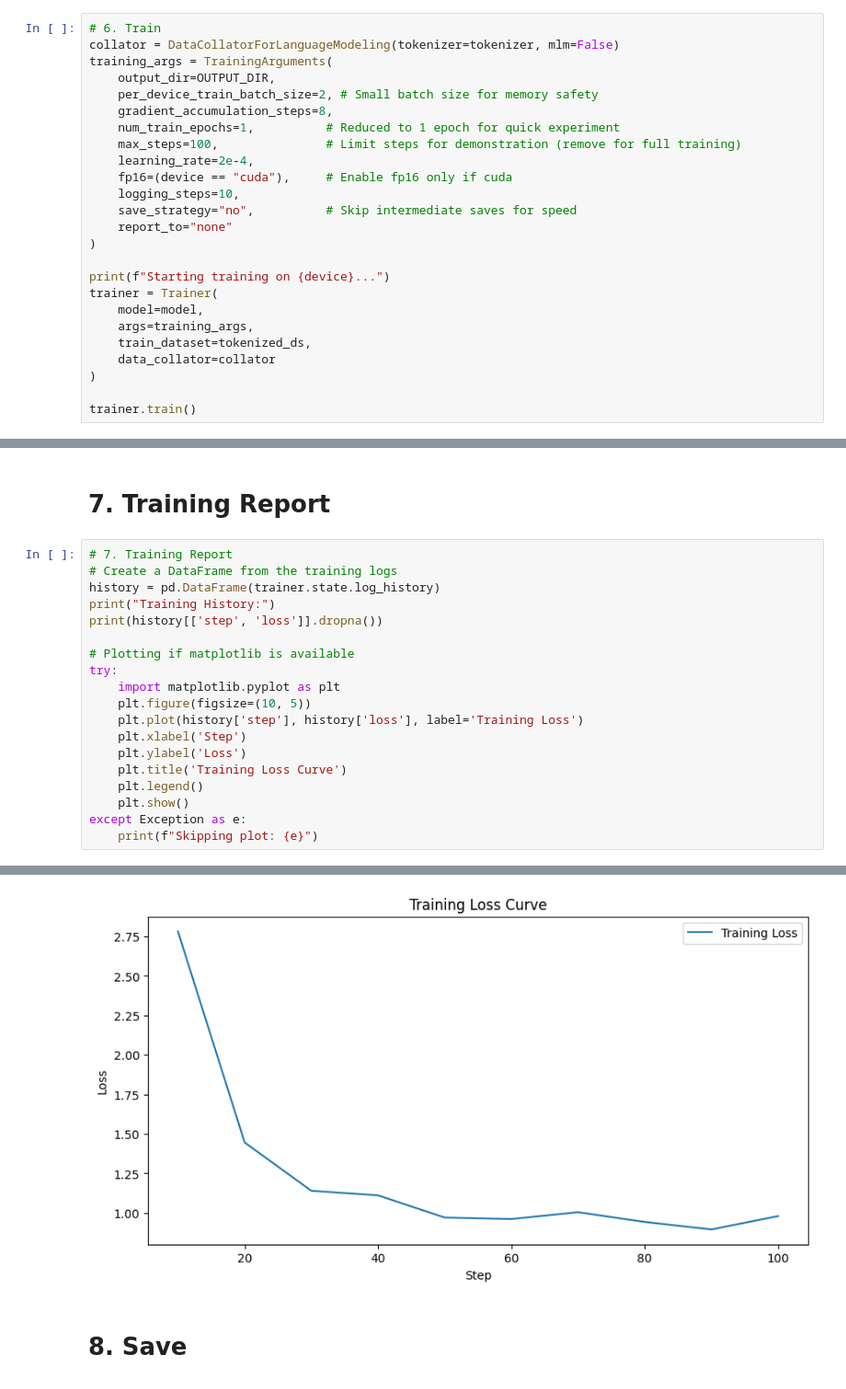
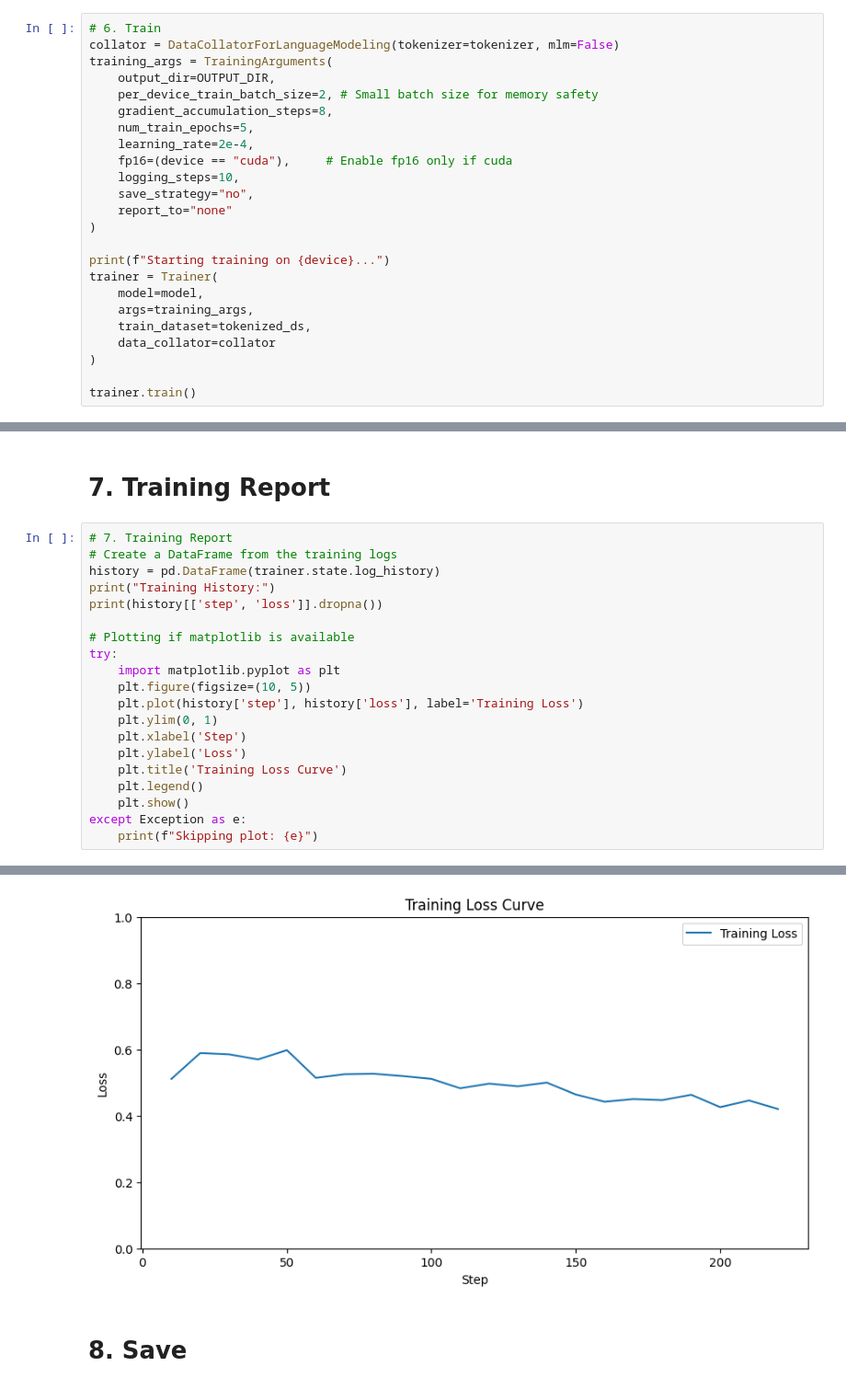
Before and after one commit to MrWaradana/Materi-NLPLLM, a Jupyter notebook: tugas-2/peft-food-recommendation.ipynb, the cells around one changed output, grey strips where cells are left out. Shown at 92% size. Drawn from its saved outputs; the diff is of its cells as text.

```diff
--- a/tugas-2/peft-food-recommendation.ipynb
+++ b/tugas-2/peft-food-recommendation.ipynb
@@ -132,12 +183,11 @@ training_args = TrainingArguments(
     output_dir=OUTPUT_DIR,
     per_device_train_batch_size=2, # Small batch size for memory safety
     gradient_accumulation_steps=8,
-    num_train_epochs=1,          # Reduced to 1 epoch for quick experiment
-    max_steps=100,               # Limit steps for demonstration (remove for full training)
+    num_train_epochs=5,
     learning_rate=2e-4,
     fp16=(device == "cuda"),     # Enable fp16 only if cuda
     logging_steps=10,
-    save_strategy="no",          # Skip intermediate saves for speed
+    save_strategy="no",
     report_to="none"
 )
 
@@ -164,6 +228,7 @@ try:
     import matplotlib.pyplot as plt
     plt.figure(figsize=(10, 5))
     plt.plot(history['step'], history['loss'], label='Training Loss')
+    plt.ylim(0, 1)
     plt.xlabel('Step')
     plt.ylabel('Loss')
     plt.title('Training Loss Curve')
@@ -187,4 +257,4 @@ Training History:
-[figure, old version]
+[figure, new version]
 # %% [markdown]
 # 8. Save
 # %%
```
Also changed, not shown: parts of 12 cells of this notebook, 12 other files.
